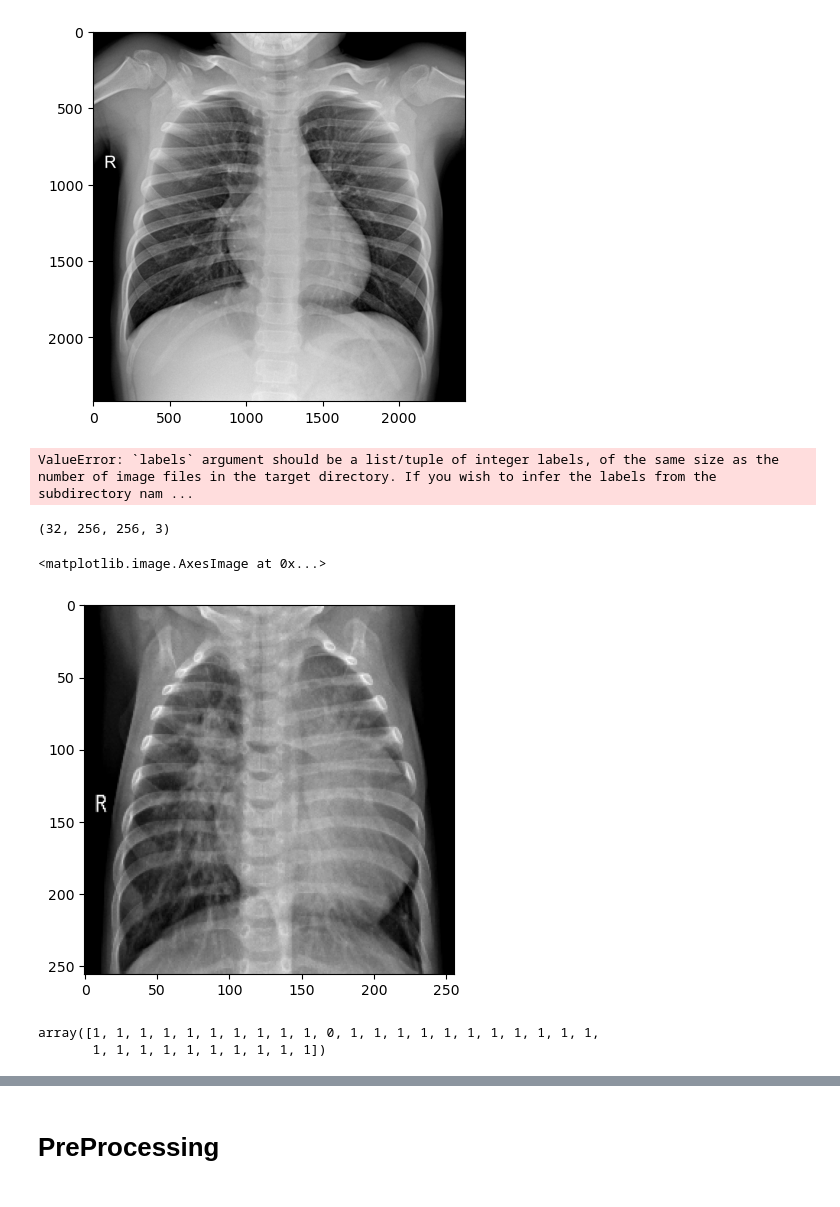
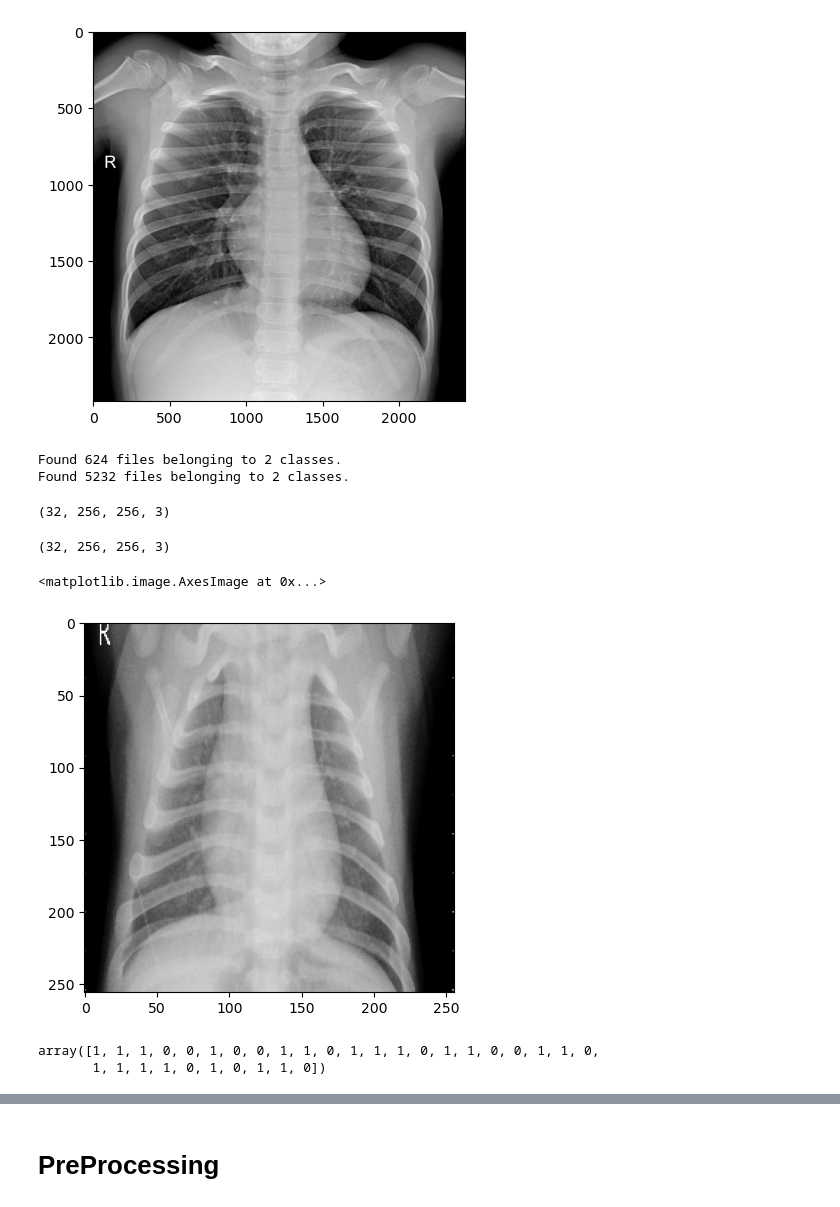
Before and after one commit to Shakermaker001/UCF-Project--4, a Jupyter notebook: CNN_Practice.ipynb, the cells around one changed output, grey strips where cells are left out. Cells and saved outputs as stored; diff of their text form; code cells hidden in the pictures.

```diff
--- a/CNN_Practice.ipynb
+++ b/CNN_Practice.ipynb
@@ -67,9 +70,3 @@ plt.imshow(img)
 # %% [output]
 <matplotlib.image.AxesImage at 0x...>
 [figure]
-# %%
-train_data = tf.keras.utils.image_dataset_from_directory('chest_xray','train', batch_size=32)
-validation_data = train_data.take(int(len(train_data) * 0.3))
-test_data = tf.keras.utils.image_dataset_from_directory('chest_xray','test', batch_size=32)
-# %% [output]
-ValueError: `labels` argument should be a list/tuple of integer labels, of the same size as the number of image files in the target directory. If you wish to infer the labels from the subdirectory nam ...
@@ -78,19 +73,31 @@ data_iterator = train_data.as_numpy_iterator()
+# %%
+test_data = tf.keras.utils.image_dataset_from_directory('chest_xray/test', batch_size=32)
+train_data = tf.keras.utils.image_dataset_from_directory('chest_xray/train', batch_size=32)
+# %% [output]
+Found 624 files belonging to 2 classes.
+Found 5232 files belonging to 2 classes.
+# %%
+training_data_iterator = train_data.as_numpy_iterator()
+testing_data_iterator = test_data.as_numpy_iterator()
 # %%
 # Getting a batch of data
-batch = data_iterator.next()
-batch[0].shape
+train_batch = training_data_iterator.next()
+test_batch = testing_data_iterator.next()
+print(test_batch[0].shape)
+train_batch[0].shape
 # %% [output]
 (32, 256, 256, 3)
+(32, 256, 256, 3)
 # %%
-plt.imshow(batch[0][0].astype('int'))
+plt.imshow(test_batch[0][0].astype('int'))
 # %% [output]
 <matplotlib.image.AxesImage at 0x...>
-[figure, old version]
+[figure, new version]
 # %%
 # 1 = Pneumonia, 0 = Normal? (Will Double Check Later)
-batch[1]
+train_batch[1]
 # %% [output]
-array([1, 1, 1, 1, 1, 1, 1, 1, 1, 1, 0, 1, 1, 1, 1, 1, 1, 1, 1, 1, 1, 1,
-       1, 1, 1, 1, 1, 1, 1, 1, 1, 1])
+array([1, 1, 1, 0, 0, 1, 0, 0, 1, 1, 0, 1, 1, 1, 0, 1, 1, 0, 0, 1, 1, 0,
+       1, 1, 1, 1, 0, 1, 0, 1, 1, 0])
 # %%
 fig, ax = plt.subplots(ncols=4, figsize=(20,20))
```
Also changed, not shown: parts of 32 cells of this notebook, 1 other file.
